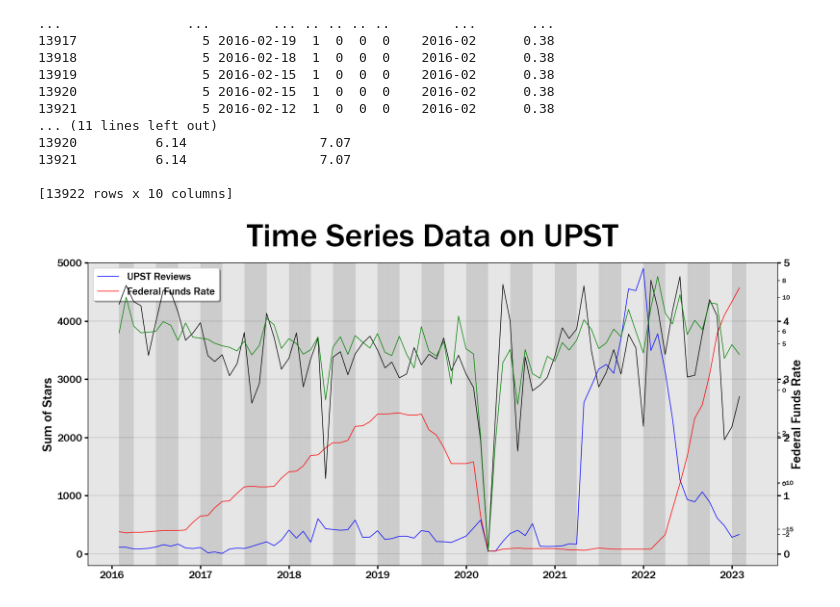
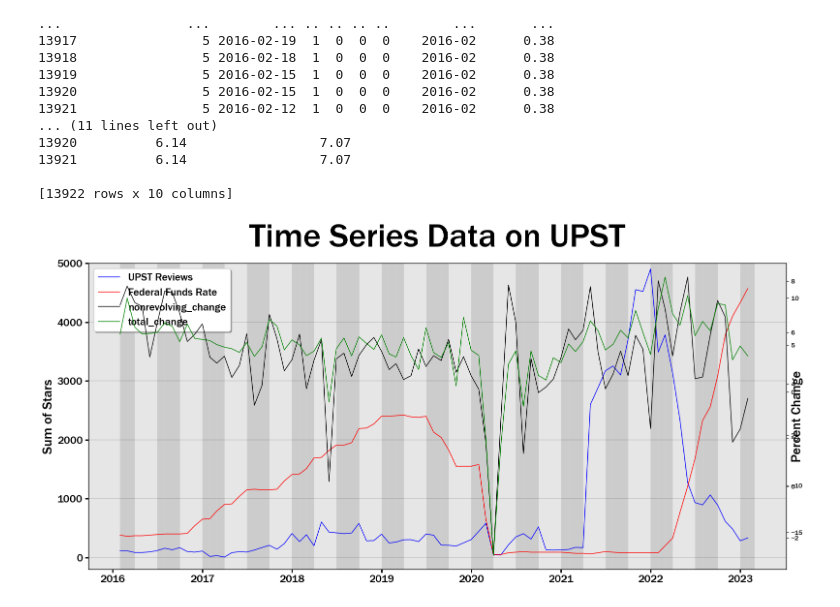
Before and after one commit to wweinel/PersonalProject, a Jupyter notebook: upstAnalysis.ipynb, the cells around one changed output. Drawn from its saved outputs; the diff is of its cells as text; code cells hidden in the pictures.

```diff
--- a/upstAnalysis.ipynb
+++ b/upstAnalysis.ipynb
@@ -296,38 +296,41 @@ fig.subplots_adjust(top=0.9)
 # Set the x-axis & y-axis label
 #ax1.set_xlabel('Date', fontsize=label_size)
 ax1.set_ylabel('Sum of Stars', fontsize=label_size)
-ax2.set_ylabel('Federal Funds Rate', fontsize=label_size)
+ax2.set_ylabel('Percent Change', fontsize=label_size)
 
 # Add legend
 handles1, labels1 = ax1.get_legend_handles_labels()
 handles2, labels2 = ax2.get_legend_handles_labels()
-handles = handles1 + handles2
-labels = labels1 + labels2
+handles3, labels3 = ax3.get_legend_handles_labels()
+handles4, labels4 = ax4.get_legend_handles_labels()
+
+handles = handles1 + handles2 + handles3 + handles4
+labels = labels1 + labels2 + labels3 + labels4
 ax1.legend(handles, labels, loc='upper left',fontsize=legend_size, frameon=True, shadow=True)
 
 # Adding ticks
 ax1.tick_params(axis='x', labelsize=tick_size, width=tick_width, length=tick_length)
 ax1.tick_params(axis='y', labelsize=tick_size, width=tick_width, length=tick_length)
-ax2.tick_params(axis='y', labelsize=tick_size, width=tick_width, length=tick_length)
+ax2.tick_params(axis='y', labelsize=0, width=0, length=0)
 
 # Adding grid lines
 ax1.grid(axis='y', color=border_color, linewidth=grid_weight)
 ax1.set_ylim([-200, 5000])
 ax2.set_ylim([-0.2, 5])
 
 
 # Adding 1st and 3rd quater backgrounds
 ax1.set_facecolor(color=dark)
 for idx in first_quarter[first_quarter != 0].index:
     ax1.axvspan(pd.to_datetime(idx, format='%Y-%m'),(pd.to_datetime(idx, format='%Y-%m')+pd.offsets.MonthEnd(1)), color=light, alpha=1, linewidth=0.5)
 
 for idx in third_quarter[third_quarter != 0].index:
     ax1.axvspan(pd.to_datetime(idx, format='%Y-%m'),(pd.to_datetime(idx, format='%Y-%m')+pd.offsets.MonthEnd(1)), color=light, alpha=1, linewidth=0.5)
 
 for spine in ax1.spines.values():
     spine.set_color(border_color)
     spine.set_linewidth(border_width)
 
 plt.show()
 # %% [output]
-[figure, old version]
+[figure, new version]
```
Also changed, not shown: parts of 1 cell of this notebook, 6 other files.
